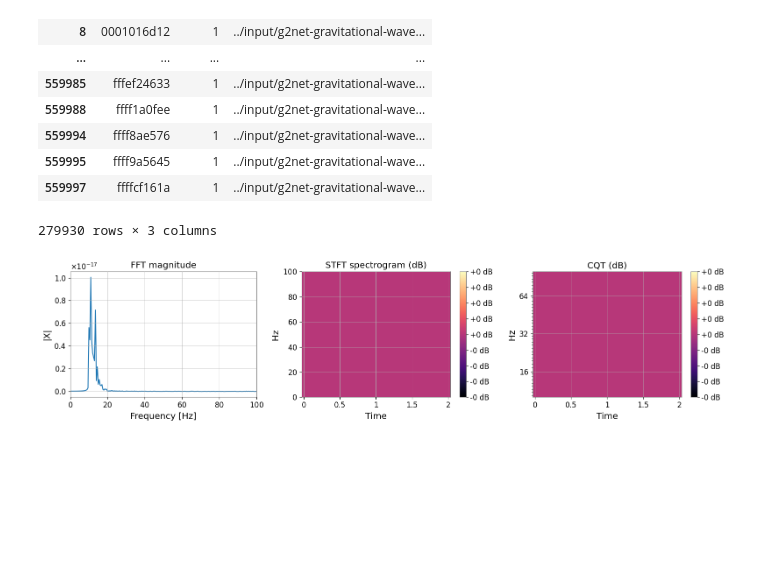
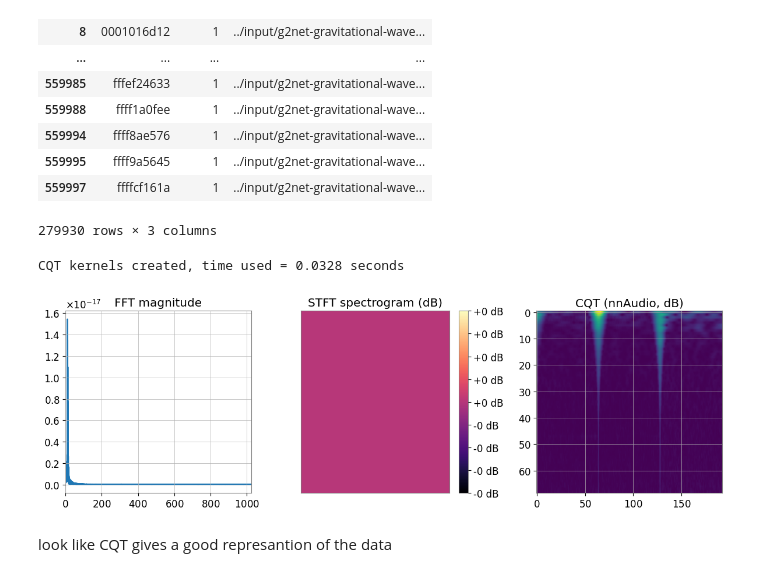
Before and after one commit to netakopel/Kaggle_Projects, a Jupyter notebook: g2net-detectaion-wave-on-kaggle.ipynb, the cells around one changed output. Cells and saved outputs as stored; diff of their text form; code cells hidden in the pictures; blank space fills up the shorter version.

Commit message:
Kaggle Notebook | G2Net_detectaion_wave_on_kaggle | Version 6

```diff
--- a/g2net-detectaion-wave-on-kaggle.ipynb
+++ b/g2net-detectaion-wave-on-kaggle.ipynb
@@ -107,7 +84,9 @@ df_path_target = pd.merge(train_labels,df_path_id,on='id')
 df_train_0 = df_path_target[df_path_target.target == 0]
 df_train_1 = df_path_target[df_path_target.target == 1]
 display(df_train_1)
-x = np.load(df_train_1.loc[0, 'path'])[0]  # channel 0 of one sample
+#x = np.load(df_train_1.loc[0, 'path']) #[0]  # channel 0 of one sample
+x = np.load("../input/g2net-gravitational-wave-detection/train/0/0/0/00000e74ad.npy")
+x = np.hstack(x)
 # %% [output]
 |  | id | target | path |
 | 0 | 00000e74ad | 1 | ../input/g2net-gravitational-wave... |
@@ -126,59 +105,55 @@ x = np.load(df_train_1.loc[0, 'path'])[0]  # channel 0 of one sample
 #EDA, comparing FFT, spectrogram, CQT transform
 # -------- settings --------
 FS = 2048          # sample rate (Hz)
-F_MAX = 100        # top-of-plot frequency limit for STFT/CQT/FFT (set 50 if you prefer)
+F_MAX = 1024     # top-of-plot frequency limit for STFT/CQT/FFT (set 50 if you prefer)
+F_MIN = 20
 N_FFT = 256        # STFT window size
-HOP = 128          # STFT/CQT hop length
-CQT_FMIN = 10.0    # lowest CQT bin (Hz)
-CQT_BPO = 12       # bins per octave
-CQT_NBINS = 64     # total CQT bins
+HOP = 64          # STFT/CQT hop length
 # ---------- FFT ----------
 X = np.abs(rfft(x))
 f = rfftfreq(len(x), d=1/FS)
 
 # ---------- STFT ----------
 S = np.abs(librosa.stft(x, n_fft=N_FFT, hop_length=HOP, window='hann'))**2  # power
 S_db = librosa.power_to_db(S, ref=np.max)
 
-# ---------- CQT ----------
-C = np.abs(librosa.cqt(
-    x.astype(float),
-    sr=FS, hop_length=HOP,
-    fmin=CQT_FMIN, n_bins=CQT_NBINS, bins_per_octave=CQT_BPO
-))
-C_db = librosa.amplitude_to_db(C, ref=np.max)
+# ---------- CQT (nnAudio) ----------
+# nnAudio expects a torch tensor shaped [batch, time]
+x_t = torch.from_numpy(x).float()
+
+cqt_transform = CQT1992v2(
+    sr=FS,
+    hop_length=HOP,
+    fmin=F_MIN,
+    fmax=F_MAX
+)
+
+cqt = cqt_transform(x_t)[0]
 
 # ---------- plot all in one figure ----------
-fig, axes = plt.subplots(1, 3, figsize=(16, 4))
+fig, axes = plt.subplots(1, 3, figsize=(12, 4))
 
 # FFT
 axes[0].plot(f, X)
 axes[0].set_xlim(0, F_MAX)
 axes[0].set_title("FFT magnitude")
-axes[0].set_xlabel("Frequency [Hz]")
-axes[0].set_ylabel("|X|")
 axes[0].grid(True)
 
 # STFT spectrogram
 img1 = lbd.specshow(
-    S_db, sr=FS, hop_length=HOP,
-    x_axis='time', y_axis='linear', ax=axes[1]
+    S_db, sr=FS, hop_length=HOP,ax=axes[1]
 )
-axes[1].set_ylim(0, F_MAX)
 axes[1].set_title("STFT spectrogram (dB)")
 fig.colorbar(img1, ax=axes[1], format='%+2.0f dB')
 
-# CQT
-img2 = lbd.specshow(
-    C_db, sr=FS, hop_length=HOP,
-    x_axis='time', y_axis='cqt_hz',
-    fmin=CQT_FMIN, bins_per_octave=CQT_BPO, ax=axes[2]
-)
-axes[2].set_ylim(CQT_FMIN, F_MAX)
-axes[2].set_title("CQT (dB)")
-fig.colorbar(img2, ax=axes[2], format='%+2.0f dB')
+#CQT (nnAudio)
 
+axes[2].imshow(cqt,aspect='auto')
+axes[2].set_title("CQT (nnAudio, dB)")
 plt.tight_layout()
 plt.show()
 # %% [output]
+CQT kernels created, time used = 0.0328 seconds
-[figure, old version]
+[figure, new version]
+# %% [markdown]
+look like CQT gives a good represantion of the data
```
Also changed, not shown: parts of 5 cells of this notebook.
